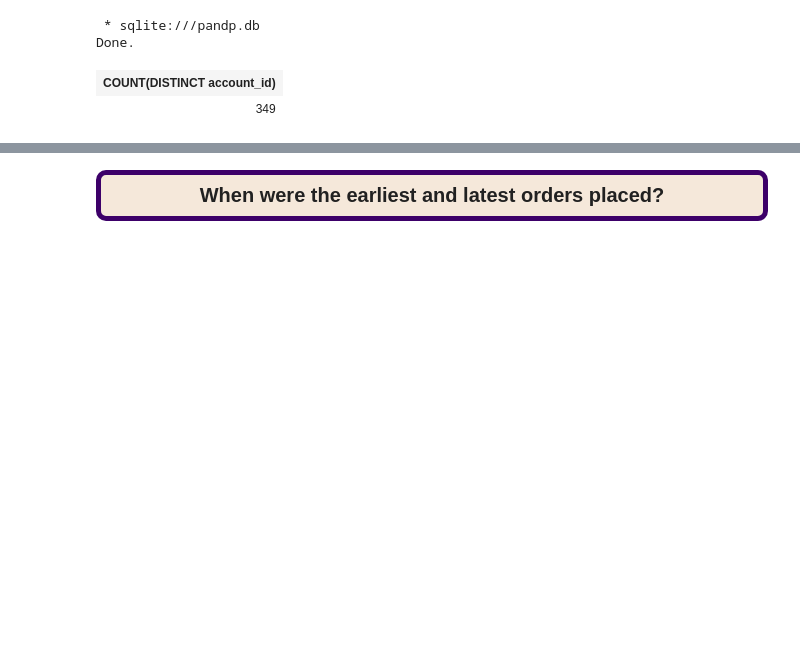
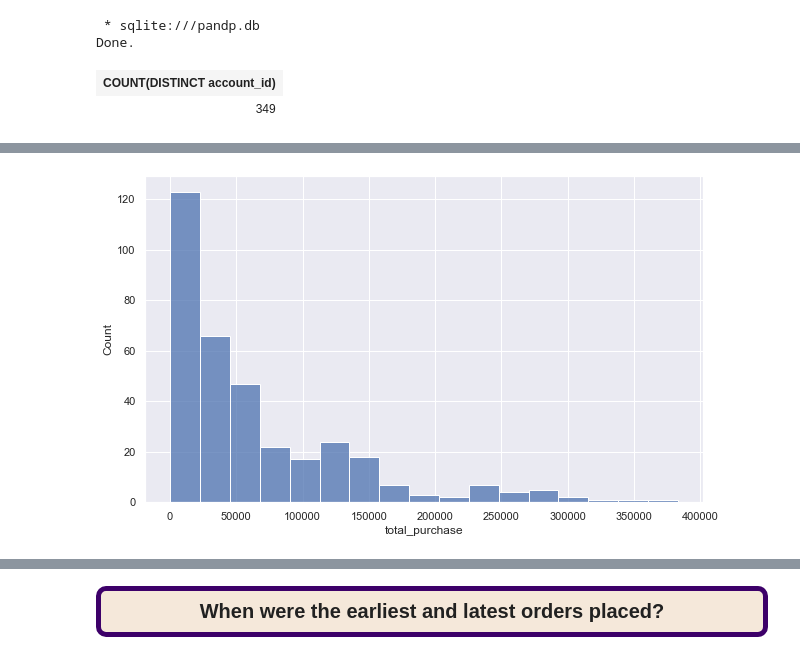
Before and after one commit to BuhariS/Interrogation-of-the-Parch-Posey-Database, a Jupyter notebook: Interrogation of the Parch & Posey Database.ipynb, the cells around one changed output, grey strips where cells are left out. Drawn from its saved outputs; the diff is of its cells as text; code cells hidden in the pictures; blank space fills up the shorter version.

```diff
--- a/Interrogation of the Parch & Posey Database.ipynb
+++ b/Interrogation of the Parch & Posey Database.ipynb
@@ -427,0 +466,3 @@ Done.
+# %%
+segement_qry = %sql SELECT account_id, ROUND(SUM(total_amt_usd), 2) total_purchase FROM orders GROUP BY 1
+segment_df = segement_qry.DataFrame()
@@ -427,0 +487,14 @@ Done.
+# %%
+# Create the plot
+plt.figure(figsize=(10, 6))
+
+# Create the plot
+sns.histplot(data=segment_df, x='total_purchase')
+
+# Set the x-axis scale to log
+#plt.gca().set(xscale='log')
+
+# Show the plot
+plt.show()
+# %% [output]
+[figure, added]
```
Also changed, not shown: parts of 35 cells of this notebook.
